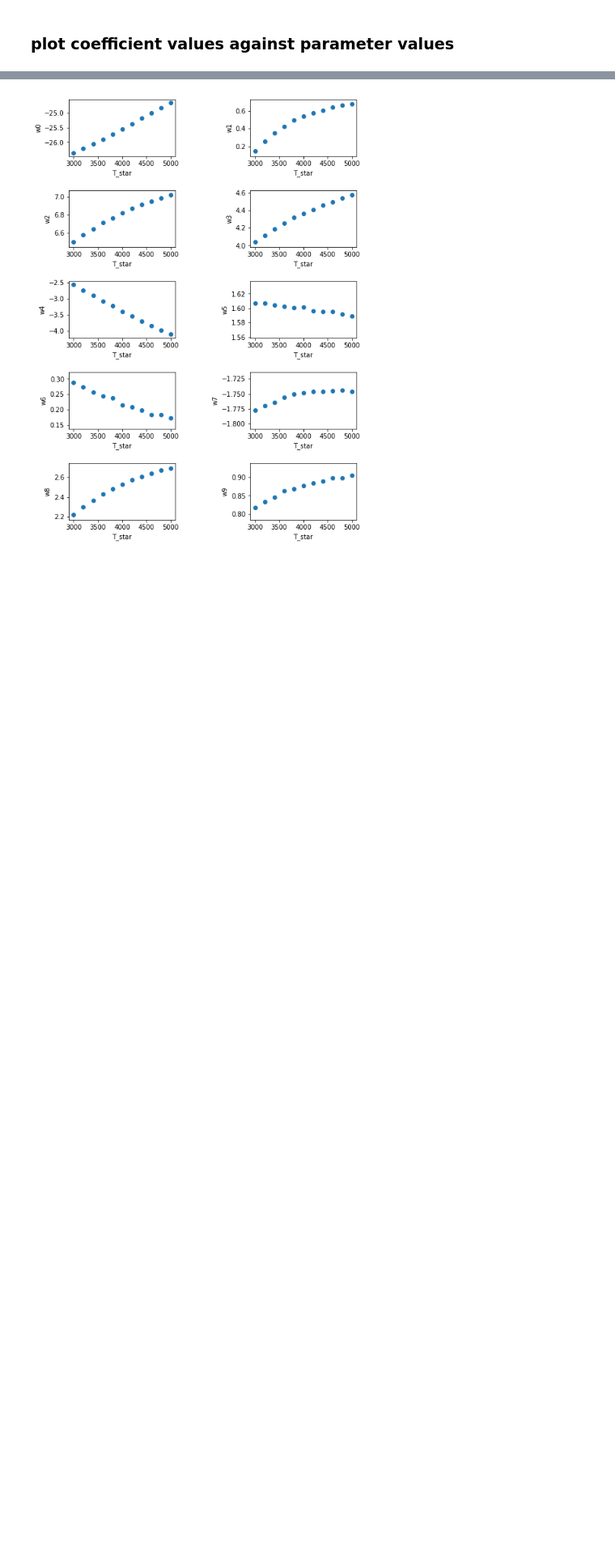
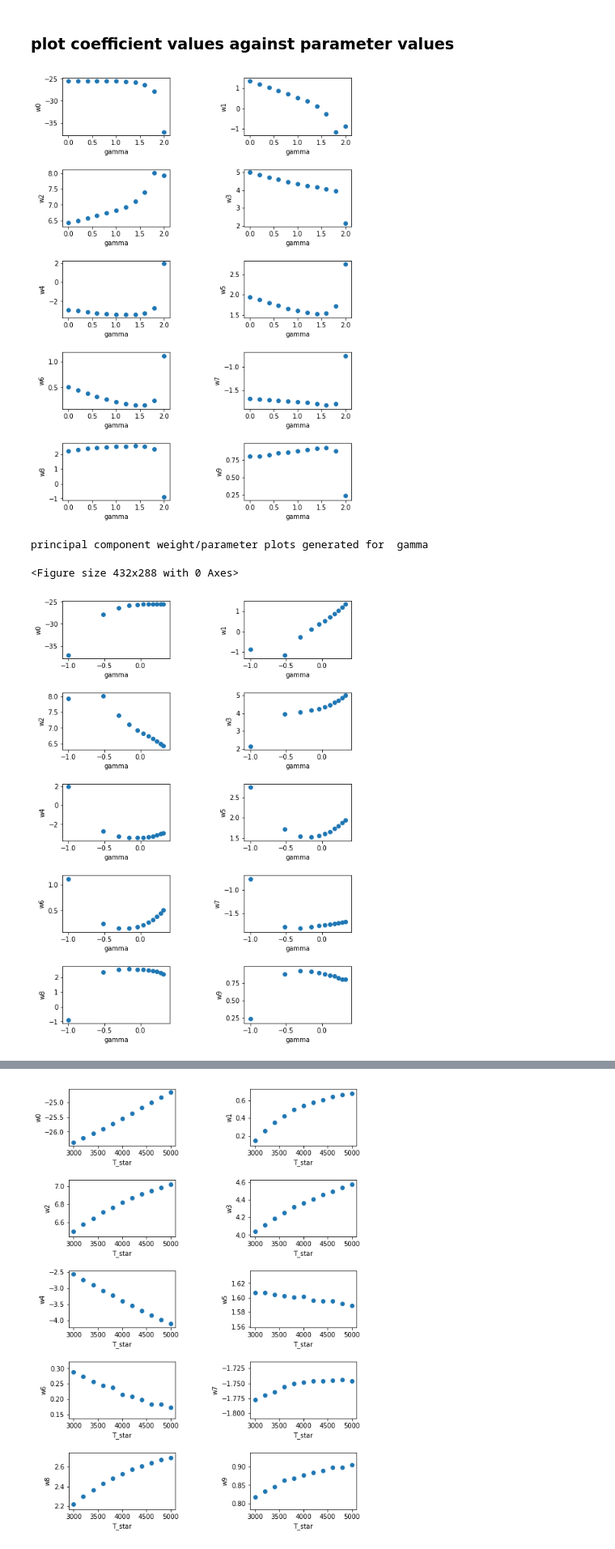
Before and after one commit to elizabethteng/crassula, a Jupyter notebook: 1d_pcw_transform.ipynb, the cells around one changed output, grey strips where cells are left out. Shown at 81% size. Saved outputs shown, nothing was run; the diff lists cells and outputs as text; code cells hidden in the pictures; blank space fills up the shorter version.

Commit message:
legible plots

```diff
--- a/1d_pcw_transform.ipynb
+++ b/1d_pcw_transform.ipynb
@@ -156,3 +156,13 @@ def plotpcwpar_all(param):
     # Close the pdf.
     #pdf.close()
     print("principal component weight/parameter plots generated for ", param_names[param])
+# %%
+log=[]
+plotpcwpar_all(6)
+log=[6]
+plotpcwpar_all(6)
+# %% [output]
+[figure, added]
+principal component weight/parameter plots generated for  gamma
+<Figure size 432x288 with 0 Axes>
+[figure, added]
```
Also changed, not shown: parts of 3 cells of this notebook.
